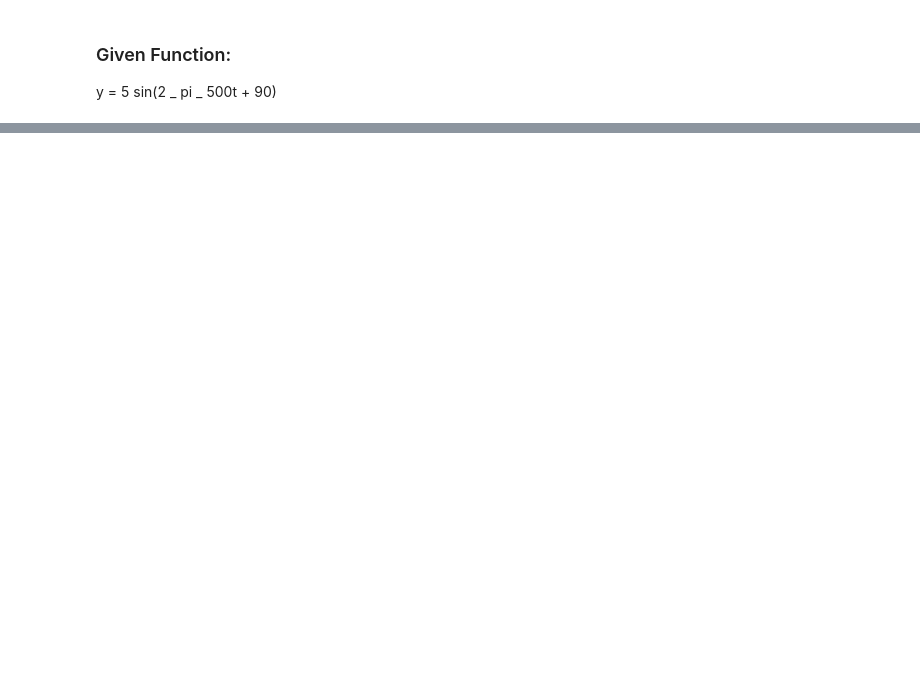
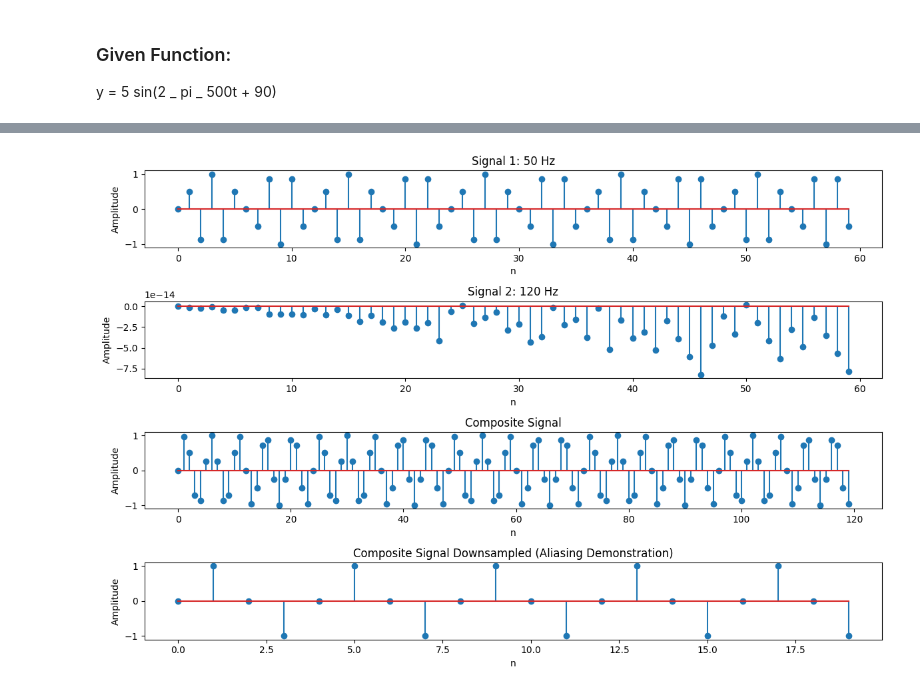
Before and after one commit to mdhasnainali/CSE3222-Digital_Signal_Peocessing_Lab, a Jupyter notebook: 2_generate_upsampling_downsampling.ipynb, the cells around one changed output, grey strips where cells are left out. Cells and saved outputs as stored; diff of their text form; code cells hidden in the pictures; blank space fills up the shorter version.

```diff
--- a/2_generate_upsampling_downsampling.ipynb
+++ b/2_generate_upsampling_downsampling.ipynb
@@ -88,0 +96,53 @@ plt.stem(t_down, y_down)
+# %%
+import numpy as np
+import matplotlib.pyplot as plt
+from scipy.signal import resample
+
+fs1 = 120
+n1 = np.arange(0, 0.5, 1/fs1)
+signal1 = np.sin(2 * np.pi * 50 * n1)
+
+plt.figure(figsize=(12, 8))
+
+plt.subplot(4, 1, 1)
+plt.stem(signal1)
+plt.title(f'Signal 1: {f1} Hz')
+plt.xlabel('n')
+plt.ylabel('Amplitude')
+
+fs2 = 120
+n2 = np.arange(0, 0.5, 1/fs2)
+signal2 = np.sin(2 * np.pi * 120 * n2)
+
+plt.subplot(4, 1, 2)
+plt.stem(signal2)
+plt.title(f'Signal 2: {f2} Hz')
+plt.xlabel('n')
+plt.ylabel('Amplitude')
+
+
+nyquist_rate = 2 * 120
+n_ny = np.arange(0, 0.5, 1/nyquist_rate)
+composite_signal = np.sin(2 * np.pi * 50 * n_ny) + np.sin(2 * np.pi * 120 * n_ny)
+
+plt.subplot(4, 1, 3)
+plt.stem(composite_signal)
+plt.title('Composite Signal')
+plt.xlabel('n')
+plt.ylabel('Amplitude')
+
+
+fs_d = 40
+n_d = np.arange(0, 0.5, 1/fs_d)
+composite_signal = np.sin(2 * np.pi * 50 * n_d) + np.sin(2 * np.pi * 120 * n_d)
+
+plt.subplot(4, 1, 4)
+plt.stem(composite_signal)
+plt.title(f'Composite Signal Downsampled (Aliasing Demonstration)')
+plt.xlabel('n')
+plt.ylabel('Amplitude')
+
+plt.tight_layout()
+plt.show()
+# %% [output]
+[figure, added]
```
Also changed, not shown: parts of 5 cells of this notebook.
